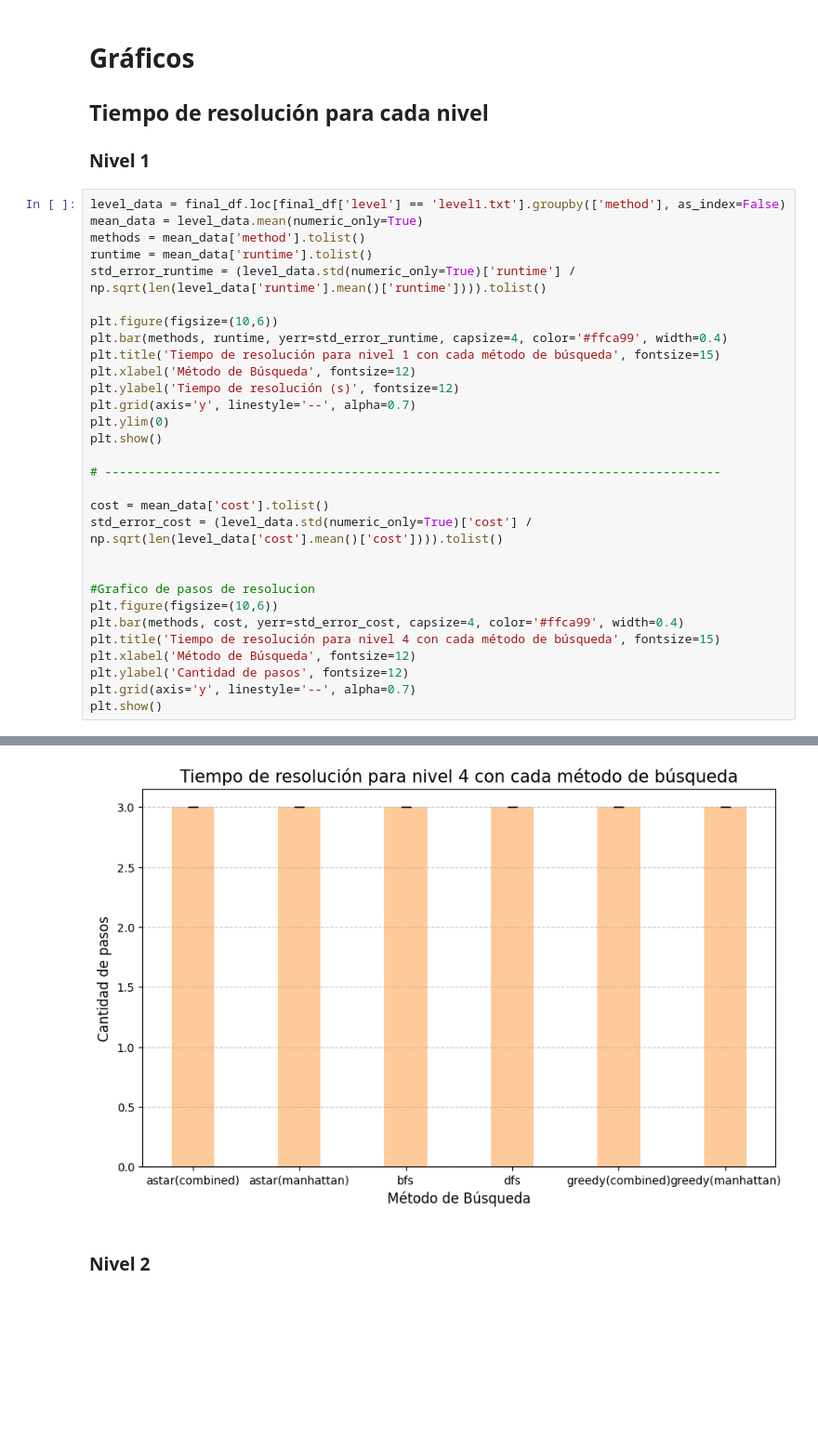
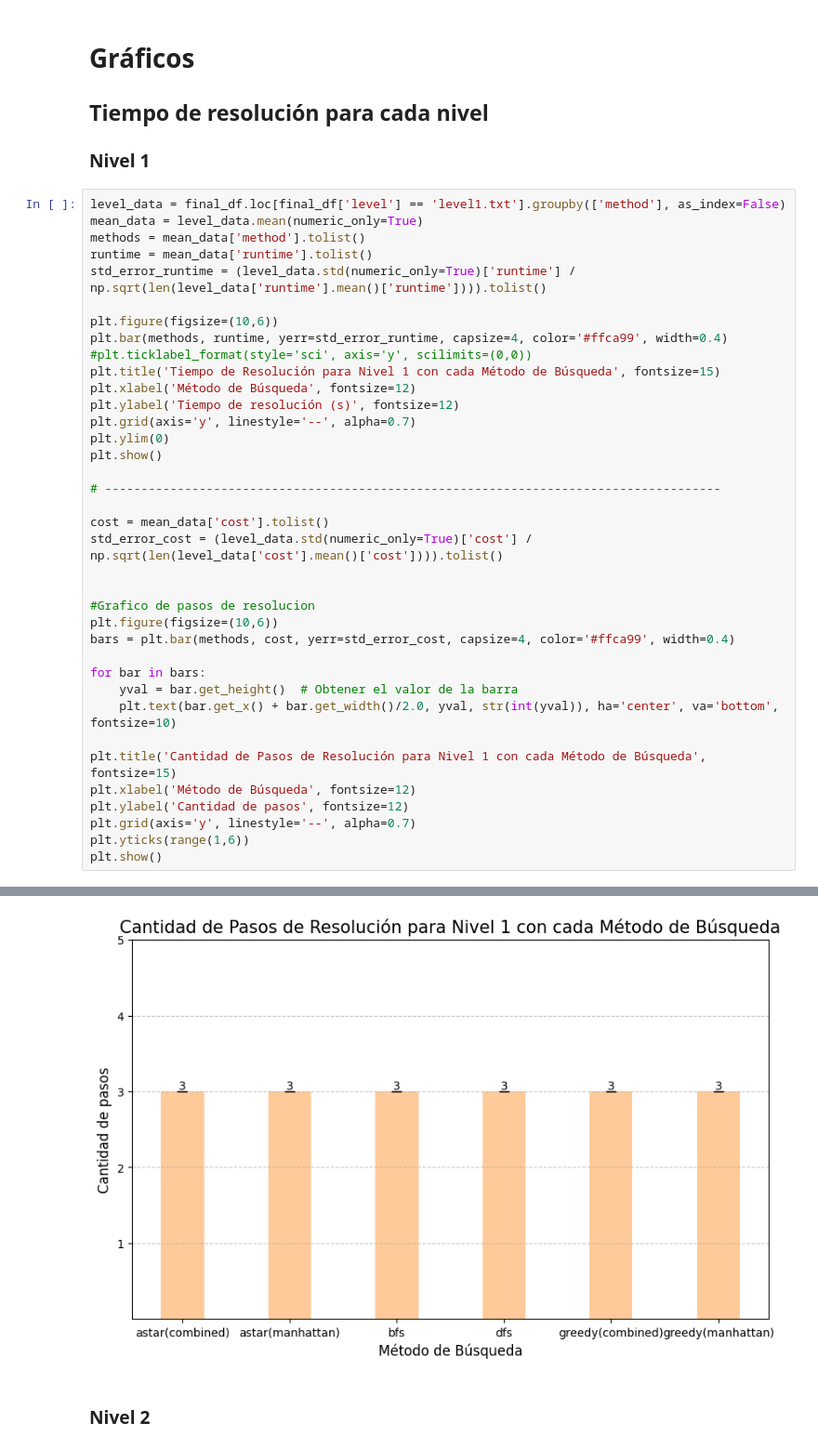
Before and after one commit to Ian-Arnott/TPs-SIA, a Jupyter notebook: Tp1/data.ipynb, the cells around one changed output, grey strips where cells are left out. Shown at 93% size. Drawn from its saved outputs; the diff is of its cells as text; blank space fills up the shorter version.

Commit message:
Minor tweaks in graphical representations

```diff
--- a/Tp1/data.ipynb
+++ b/Tp1/data.ipynb
@@ -143,7 +144,8 @@ std_error_runtime = (level_data.std(numeric_only=True)['runtime'] / np.sqrt(len(
 
 plt.figure(figsize=(10,6))
 plt.bar(methods, runtime, yerr=std_error_runtime, capsize=4, color='#ffca99', width=0.4)
-plt.title('Tiempo de resolución para nivel 1 con cada método de búsqueda', fontsize=15)
+#plt.ticklabel_format(style='sci', axis='y', scilimits=(0,0))
+plt.title('Tiempo de Resolución para Nivel 1 con cada Método de Búsqueda', fontsize=15)
 plt.xlabel('Método de Búsqueda', fontsize=12)
 plt.ylabel('Tiempo de resolución (s)', fontsize=12)
 plt.grid(axis='y', linestyle='--', alpha=0.7)
@@ -158,10 +160,16 @@ std_error_cost = (level_data.std(numeric_only=True)['cost'] / np.sqrt(len(level_
 
 #Grafico de pasos de resolucion
 plt.figure(figsize=(10,6))
-plt.bar(methods, cost, yerr=std_error_cost, capsize=4, color='#ffca99', width=0.4)
-plt.title('Tiempo de resolución para nivel 4 con cada método de búsqueda', fontsize=15)
+bars = plt.bar(methods, cost, yerr=std_error_cost, capsize=4, color='#ffca99', width=0.4)
+
+for bar in bars:
+    yval = bar.get_height()  # Obtener el valor de la barra
+    plt.text(bar.get_x() + bar.get_width()/2.0, yval, str(int(yval)), ha='center', va='bottom', fontsize=10)
+
+plt.title('Cantidad de Pasos de Resolución para Nivel 1 con cada Método de Búsqueda', fontsize=15)
 plt.xlabel('Método de Búsqueda', fontsize=12)
 plt.ylabel('Cantidad de pasos', fontsize=12)
 plt.grid(axis='y', linestyle='--', alpha=0.7)
+plt.yticks(range(1,6))
 plt.show()
 # %% [output]
@@ -169,4 +177,4 @@ plt.show()
-[figure, old version]
+[figure, new version]
 # %% [markdown]
 ### Nivel 2
 # %%
```
Also changed, not shown: parts of 11 cells of this notebook, 5 other files.
